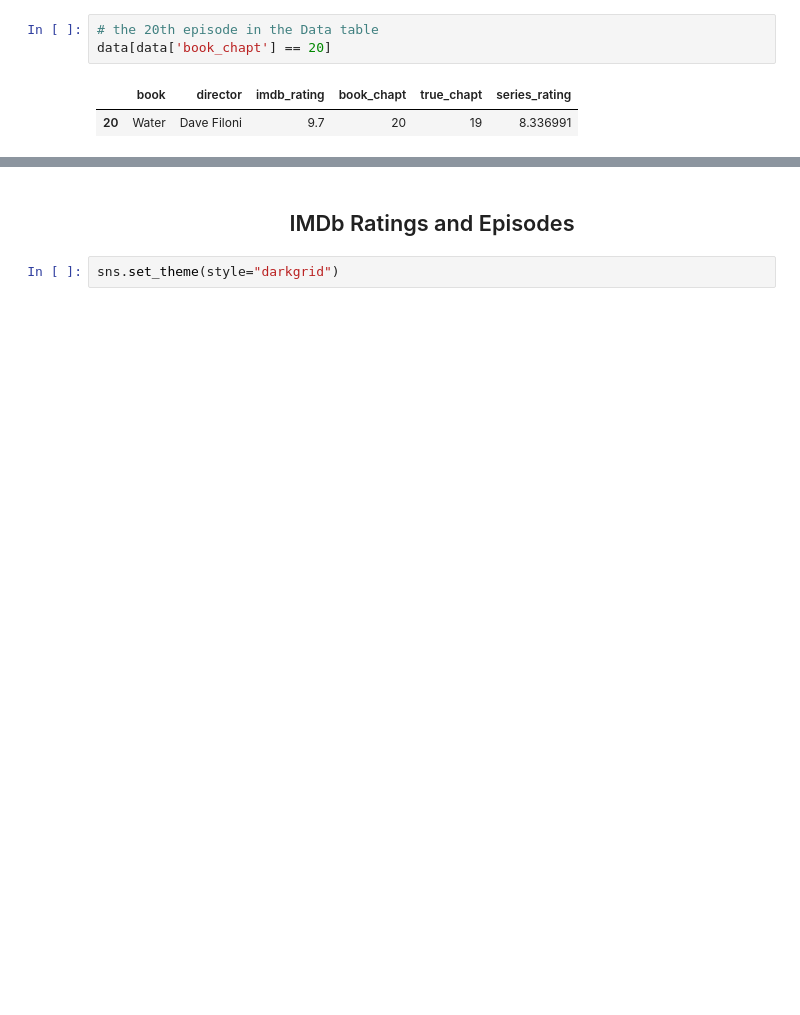
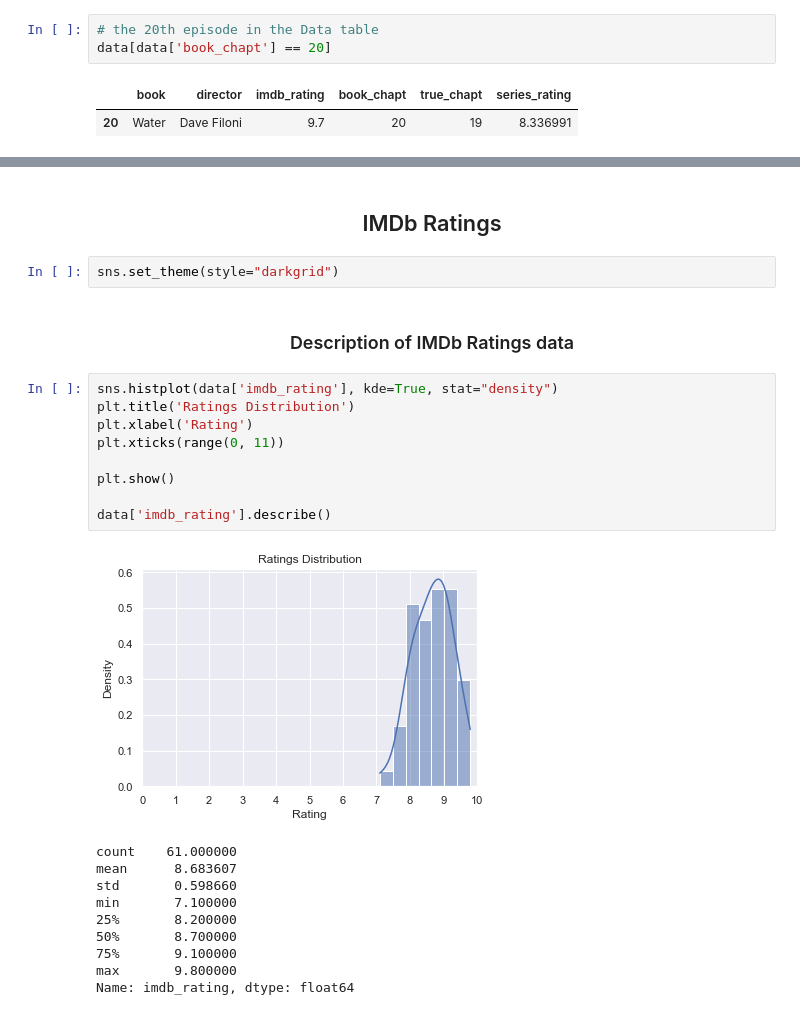
Before and after one commit to sgol11/avatar-analysis, a Jupyter notebook: avatar_analysis.ipynb, the cells around one changed output, grey strips where cells are left out. Cells and saved outputs as stored; diff of their text form; blank space fills up the shorter version.

```diff
--- a/avatar_analysis.ipynb
+++ b/avatar_analysis.ipynb
@@ -158,4 +170,26 @@ There is no rating for the 20th episode in the Avatar table, but it is in the Da
 # %% [markdown]
-<h2 align="center"> IMDb Ratings and Episodes </h2>
+<h2 align="center"> IMDb Ratings </h2>
 # %%
 sns.set_theme(style="darkgrid")
+# %% [markdown]
+<h3 align='center'> Description of IMDb Ratings data </h3>
+# %%
+sns.histplot(data['imdb_rating'], kde=True, stat="density")
+plt.title('Ratings Distribution')
+plt.xlabel('Rating')
+plt.xticks(range(0, 11))
+
+plt.show()
+
+data['imdb_rating'].describe()
+# %% [output]
+[figure, added]
+count    61.000000
+mean      8.683607
+std       0.598660
+min       7.100000
+25%       8.200000
+50%       8.700000
+75%       9.100000
+max       9.800000
+Name: imdb_rating, dtype: float64
```
Also changed, not shown: parts of 39 cells of this notebook.
